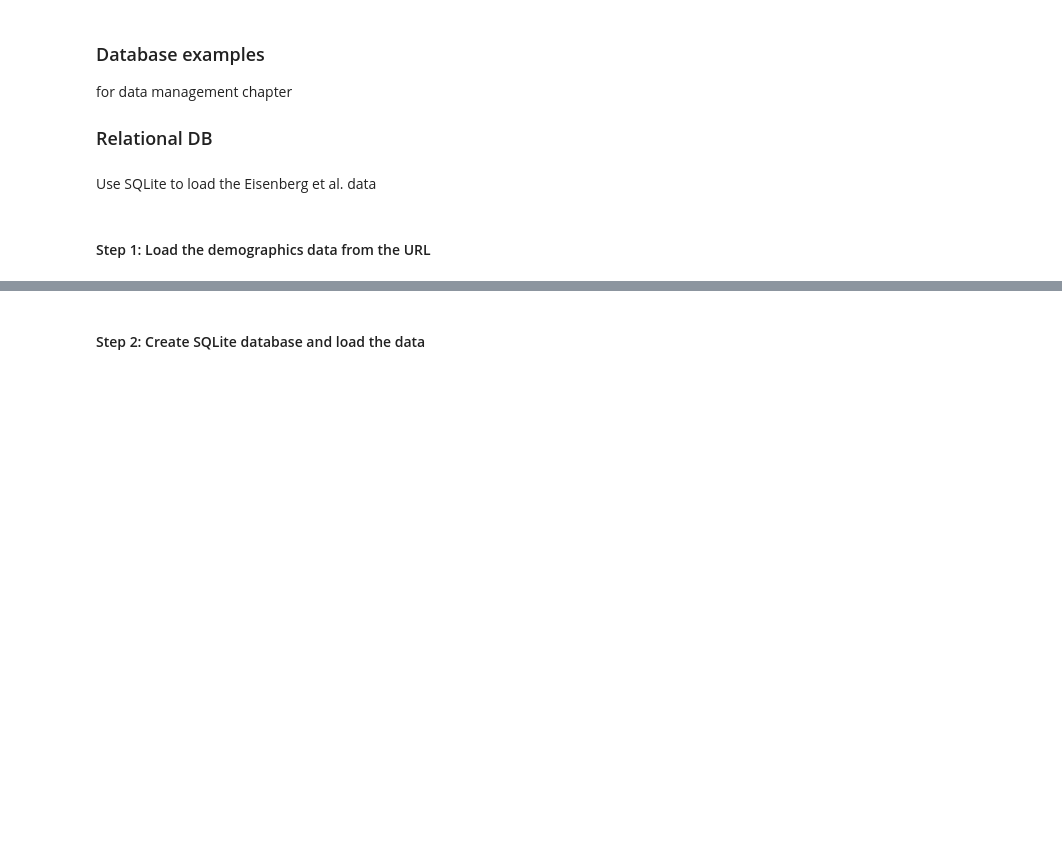
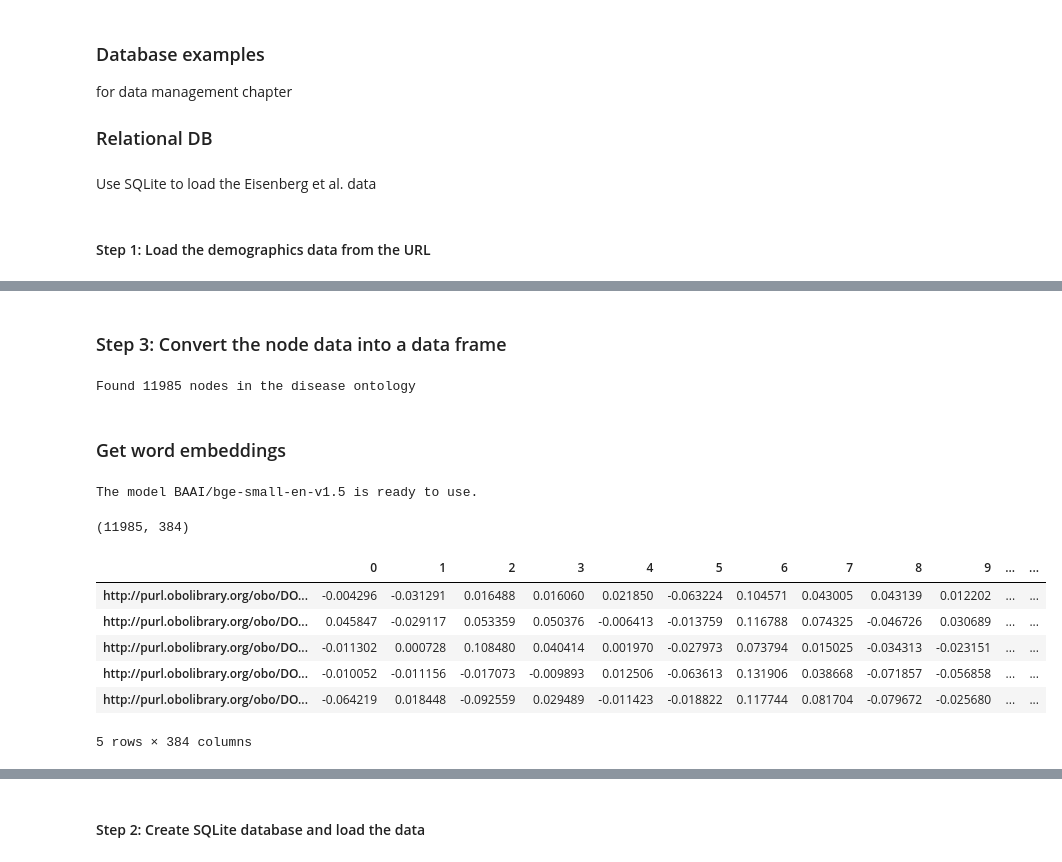
Before and after one commit to poldrack/BetterCodeBetterScience, a Jupyter notebook: src/BetterCodeBetterScience/database_examples.ipynb, the cells around one changed output, grey strips where cells are left out. Saved outputs shown, nothing was run; the diff lists cells and outputs as text; code cells hidden in the pictures; blank space fills up the shorter version.

```diff
--- a/src/BetterCodeBetterScience/database_examples.ipynb
+++ b/src/BetterCodeBetterScience/database_examples.ipynb
@@ -45,0 +33,13 @@ Dataset shape: (522, 33)
+# %%
+def load_disease_ontology(url=None):
+    if url is None:
+        url = "https://raw.githubusercontent.com/DiseaseOntology/HumanDiseaseOntology/refs/heads/main/src/ontology/doid-base.json"
+
+    response = requests.get(url)
+    if response.status_code == 200:
+        # load json from url into a Python dictionary
+        return response.json()
+    else:
+        raise ValueError(f"Failed to load JSON: {response.status_code}")
+
+data = load_disease_ontology()
@@ -45,0 +282,51 @@ Dataset shape: (522, 33)
+# %% [markdown]
+### Step 3: Convert the node data into a data frame
+# %%
+DO_node_df = pd.DataFrame(DO_node_classes)
+
+print(f'Found {len(DO_node_df)} nodes in the disease ontology')
+
+# drop columns that are list or dict types
+# since they cannot be stored in sqlite
+for col in DO_node_df.columns:
+    if DO_node_df[col].apply(lambda x: isinstance(x, (list, dict))).any():
+        DO_node_df = DO_node_df.drop(columns=[col])
+# %% [output]
+Found 11985 nodes in the disease ontology
+# %% [markdown]
+### Get word embeddings
+# %%
+from fastembed import TextEmbedding
+
+# Example list of documents
+documents: list[str] = DO_node_df['text'].tolist()
+
+# This will trigger the model download and initialization
+embedding_model = TextEmbedding()
+print("The model BAAI/bge-small-en-v1.5 is ready to use.")
+
+embeddings = []
+ids = []
+for doc in tqdm(DO_node_df.index, desc="Generating embeddings"):
+    # use combination of description, label, and synonyms for embedding
+    emb = embedding_model.embed([str(DO_node_df.loc[doc, 'text'])])  # embed expects a list of documents
+    ids.append(DO_node_df.loc[doc, 'id'])
+    embeddings.append(next(emb))  # get the first (and only) embedding from the generator
+
+embeddings_df = pd.DataFrame(embeddings, index=ids)
+# %% [output]
+The model BAAI/bge-small-en-v1.5 is ready to use.
+# %%
+embeddings_df.shape
+# %% [output]
+(11985, 384)
+# %%
+embeddings_df.head()
+# %% [output]
+|  | 0 | 1 | 2 | 3 | 4 | 5 | 6 | 7 | 8 | 9 | ... | ... |
+| http://purl.obolibrary.org/obo/DO... | -0.004296 | -0.031291 | 0.016488 | 0.016060 | 0.021850 | -0.063224 | 0.104571 | 0.043005 | 0.043139 | 0.012202 | ... | ... |
+| http://purl.obolibrary.org/obo/DO... | 0.045847 | -0.029117 | 0.053359 | 0.050376 | -0.006413 | -0.013759 | 0.116788 | 0.074325 | -0.046726 | 0.030689 | ... | ... |
+| http://purl.obolibrary.org/obo/DO... | -0.011302 | 0.000728 | 0.108480 | 0.040414 | 0.001970 | -0.027973 | 0.073794 | 0.015025 | -0.034313 | -0.023151 | ... | ... |
+| http://purl.obolibrary.org/obo/DO... | -0.010052 | -0.011156 | -0.017073 | -0.009893 | 0.012506 | -0.063613 | 0.131906 | 0.038668 | -0.071857 | -0.056858 | ... | ... |
+| http://purl.obolibrary.org/obo/DO... | -0.064219 | 0.018448 | -0.092559 | 0.029489 | -0.011423 | -0.018822 | 0.117744 | 0.081704 | -0.079672 | -0.025680 | ... | ... |
+5 rows × 384 columns
```
Also changed, not shown: parts of 43 cells of this notebook.
